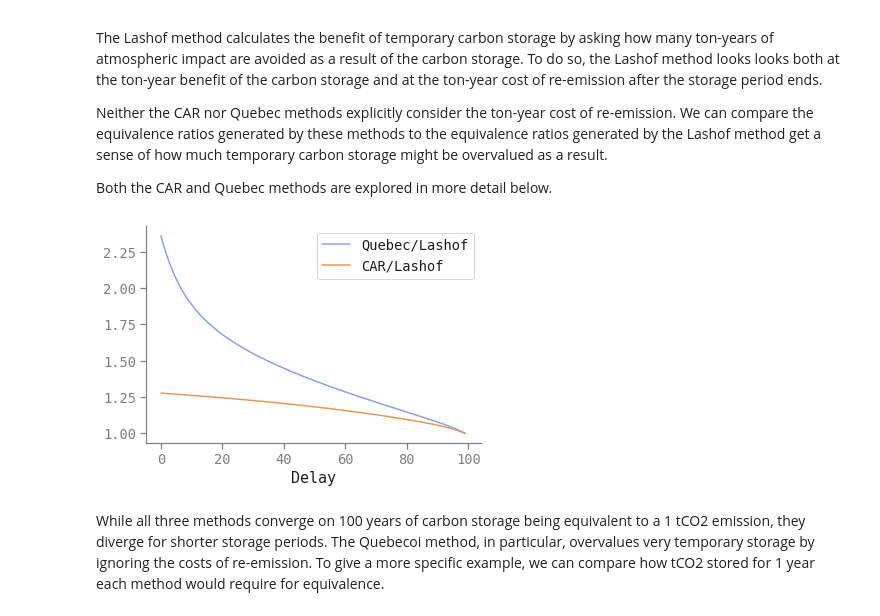
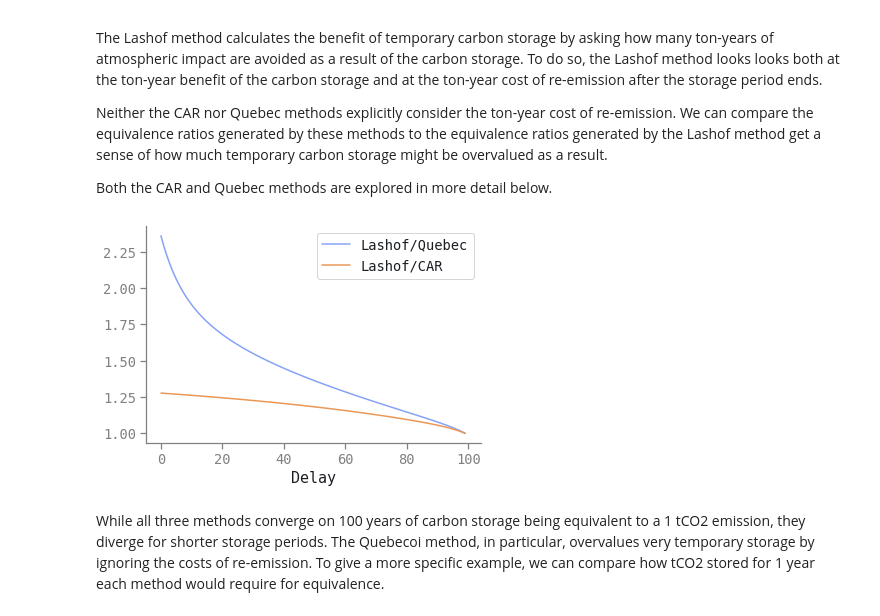
Before and after one commit to carbonplan/ton-year, a Jupyter notebook: notebooks/additional-methods.ipynb, the cells around one changed output. Saved outputs shown, nothing was run; the diff lists cells and outputs as text; code cells hidden in the pictures.

Commit message:
fixing label on equivalence ratio comparison graph

```diff
--- a/notebooks/additional-methods.ipynb
+++ b/notebooks/additional-methods.ipynb
@@ -73,39 +73,36 @@ Both the CAR and Quebec methods are explored in more detail below.
 # %%
 curve = tonyear.get_baseline_curve("joos_2013")
 delays = np.arange(1, 101)
 time_horizon = 100
 discount_rate = 0
 
 equivalence_lashof = [
-    1
-    / tonyear.calculate_tonyears("lashof", curve, time_horizon, delay, discount_rate)[
+    tonyear.calculate_tonyears("lashof", curve, time_horizon, delay, discount_rate)[
         "num_for_equivalence"
     ]
     for delay in delays
 ]
 equivalence_car = [
-    1
-    / tonyear.calculate_tonyears("car", curve, time_horizon, delay, discount_rate)[
+    tonyear.calculate_tonyears("car", curve, time_horizon, delay, discount_rate)[
         "num_for_equivalence"
     ]
     for delay in delays
 ]
 equivalence_qc = [
-    1
-    / tonyear.calculate_tonyears("qc", curve, time_horizon, delay, discount_rate)[
+    tonyear.calculate_tonyears("qc", curve, time_horizon, delay, discount_rate)[
         "num_for_equivalence"
     ]
     for delay in delays
 ]
 
-plt.plot(np.array(equivalence_qc) / np.array(equivalence_lashof), label="Quebec/Lashof")
-plt.plot(np.array(equivalence_car) / np.array(equivalence_lashof), label="CAR/Lashof")
+plt.plot(np.array(equivalence_lashof) / np.array(equivalence_qc), label="Lashof/Quebec")
+plt.plot(np.array(equivalence_lashof) / np.array(equivalence_car), label="Lashof/CAR")
 
 plt.xlabel("Delay")
 plt.legend()
 plt.show()
 # %% [output]
-[figure, old version]
+[figure, new version]
 # %% [markdown]
 While all three methods converge on 100 years of carbon storage being equivalent to a 1 tCO2
 emission, they diverge for shorter storage periods. The Quebecoi method, in particular, overvalues
```
Also changed, not shown: parts of 2 cells of this notebook.
